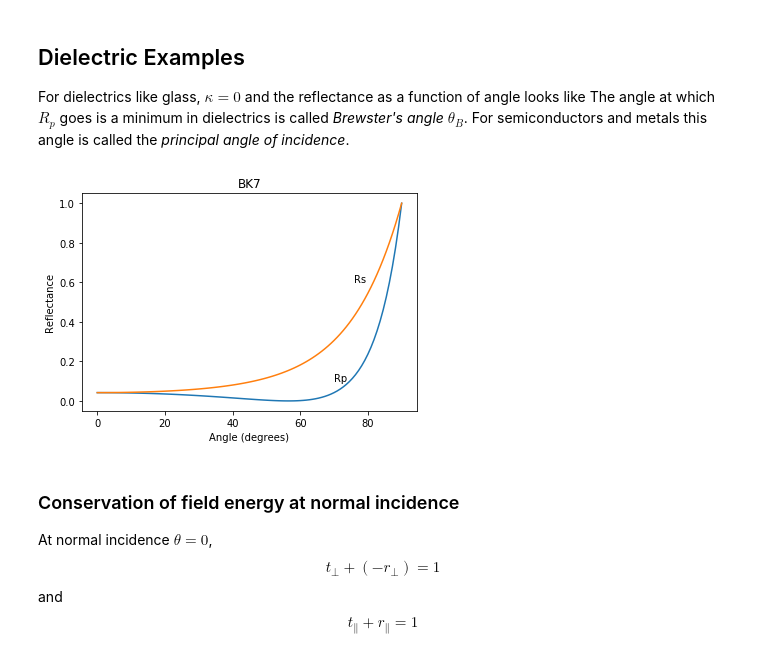
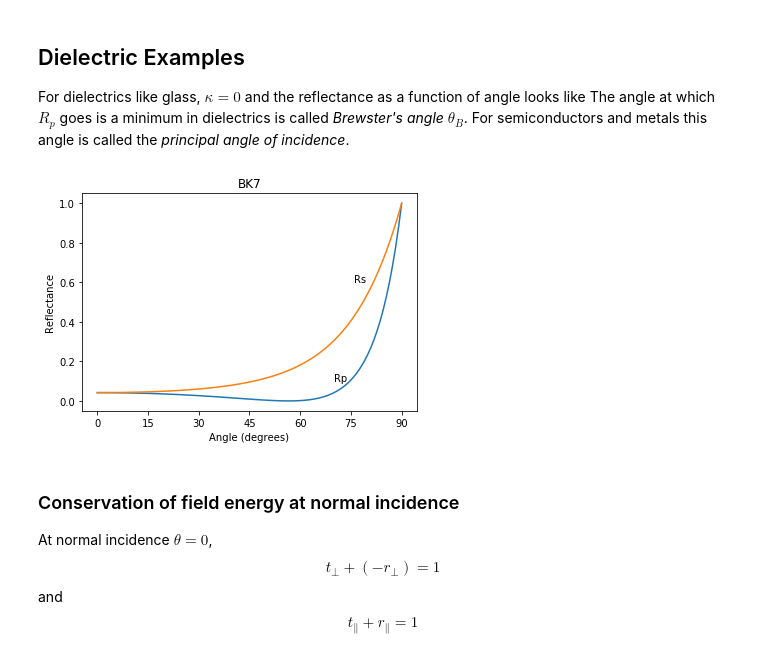
Before and after one commit to scottprahl/pypolar, a Jupyter notebook: docs/07-Fresnel-Reflection.ipynb, the cells around one changed output. Saved outputs shown, nothing was run; the diff lists cells and outputs as text; code cells hidden in the pictures.

```diff
--- a/docs/07-Fresnel-Reflection.ipynb
+++ b/docs/07-Fresnel-Reflection.ipynb
@@ -261,24 +260,26 @@ The angle at which $R_p$ goes is a minimum in dielectrics is called *Brewster's
 # %%
 # BK7
 m = complex(1.51508, 0.0)
 
 N=100
 theta = np.linspace(0,90,N)
 
 Rp = fresnel.R_par(m, np.radians(theta))
 Rs = fresnel.R_per(m, np.radians(theta))
 
 plt.plot(theta,Rp)
 plt.plot(theta,Rs)
 plt.xlabel("Angle (degrees)")
 plt.ylabel("Reflectance")
 plt.annotate('Rs',  xy=(76, 0.6))
 plt.annotate('Rp',  xy=(70, 0.1))
 plt.title("BK7")
+plt.xticks([0,15,30,45,60,75,90])
+
 
 plt.show()
 # %% [output]
-[figure, old version]
+[figure, new version]
 # %% [markdown]
 ### Conservation of field energy at normal incidence
 
```
Also changed, not shown: parts of 15 cells of this notebook, 1 other file.
